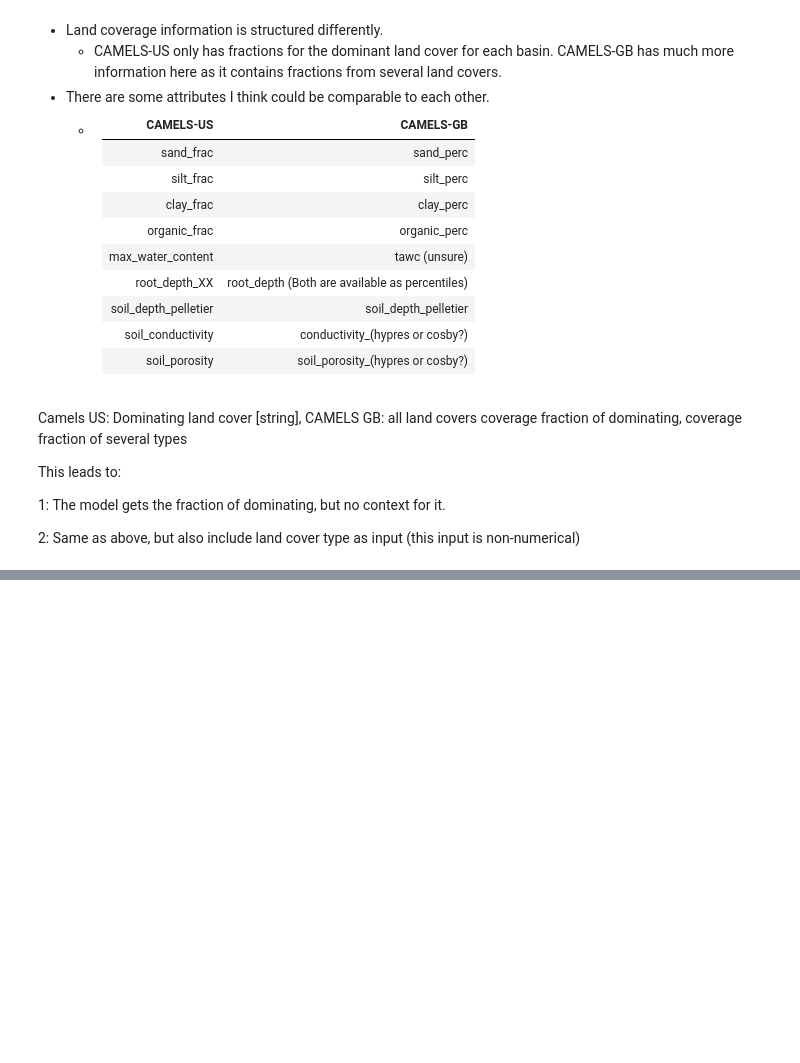
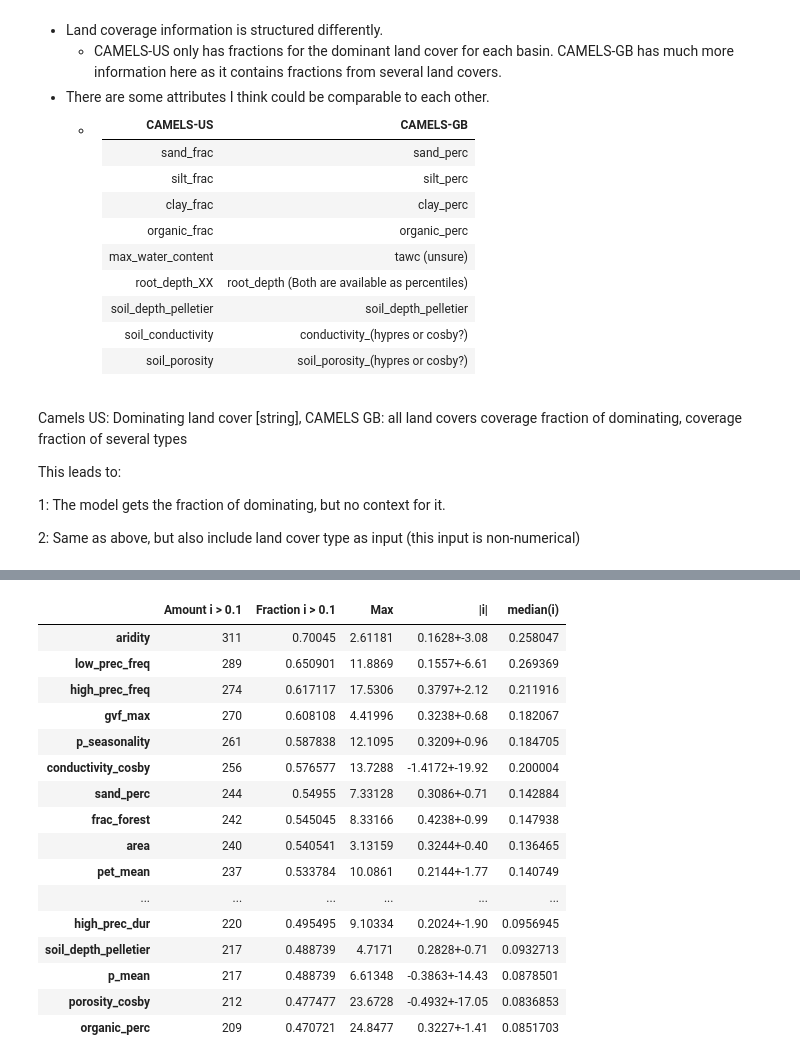
Before and after one commit to bernharl/Master-Thesis, a Jupyter notebook: notebooks/permutation_test.ipynb, the cells around one changed output, grey strips where cells are left out. Cells and saved outputs as stored; diff of their text form; code cells hidden in the pictures; blank space fills up the shorter version.

```diff
--- a/notebooks/permutation_test.ipynb
+++ b/notebooks/permutation_test.ipynb
@@ -598,0 +676,21 @@ This leads to:
+# %%
+fracs_mixed_gb = importance_metrics(importance_mixed_gb, limit=0.1)
+fracs_mixed_gb
+# %% [output]
+|  | Amount i > 0.1 | Fraction i > 0.1 | Max | |i| | median(i) |
+| aridity | 311 | 0.70045 | 2.61181 | 0.1628+-3.08 | 0.258047 |
+| low_prec_freq | 289 | 0.650901 | 11.8869 | 0.1557+-6.61 | 0.269369 |
+| high_prec_freq | 274 | 0.617117 | 17.5306 | 0.3797+-2.12 | 0.211916 |
+| gvf_max | 270 | 0.608108 | 4.41996 | 0.3238+-0.68 | 0.182067 |
+| p_seasonality | 261 | 0.587838 | 12.1095 | 0.3209+-0.96 | 0.184705 |
+| conductivity_cosby | 256 | 0.576577 | 13.7288 | -1.4172+-19.92 | 0.200004 |
+| sand_perc | 244 | 0.54955 | 7.33128 | 0.3086+-0.71 | 0.142884 |
+| frac_forest | 242 | 0.545045 | 8.33166 | 0.4238+-0.99 | 0.147938 |
+| area | 240 | 0.540541 | 3.13159 | 0.3244+-0.40 | 0.136465 |
+| pet_mean | 237 | 0.533784 | 10.0861 | 0.2144+-1.77 | 0.140749 |
+| ... | ... | ... | ... | ... | ... |
+| high_prec_dur | 220 | 0.495495 | 9.10334 | 0.2024+-1.90 | 0.0956945 |
+| soil_depth_pelletier | 217 | 0.488739 | 4.7171 | 0.2828+-0.71 | 0.0932713 |
+| p_mean | 217 | 0.488739 | 6.61348 | -0.3863+-14.43 | 0.0878501 |
+| porosity_cosby | 212 | 0.477477 | 23.6728 | -0.4932+-17.05 | 0.0836853 |
+| organic_perc | 209 | 0.470721 | 24.8477 | 0.3227+-1.41 | 0.0851703 |
```
Also changed, not shown: parts of 12 cells of this notebook.
